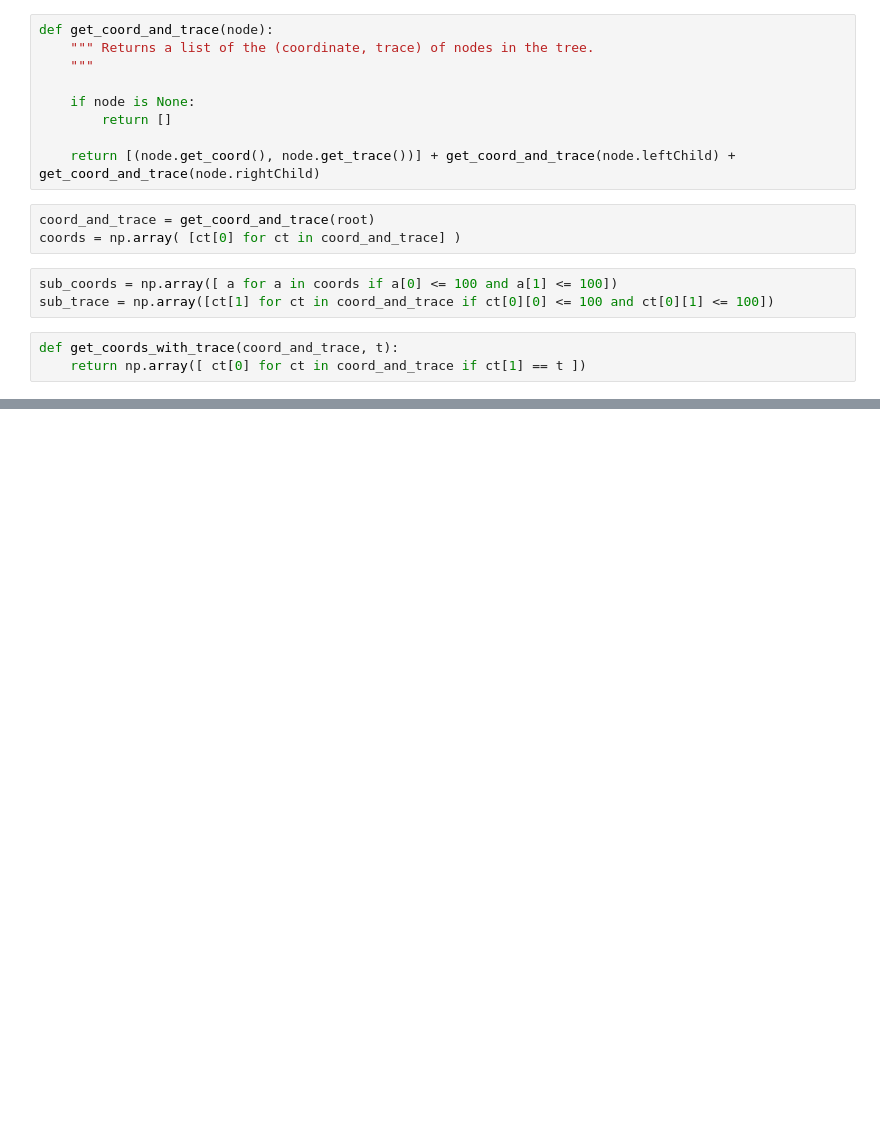
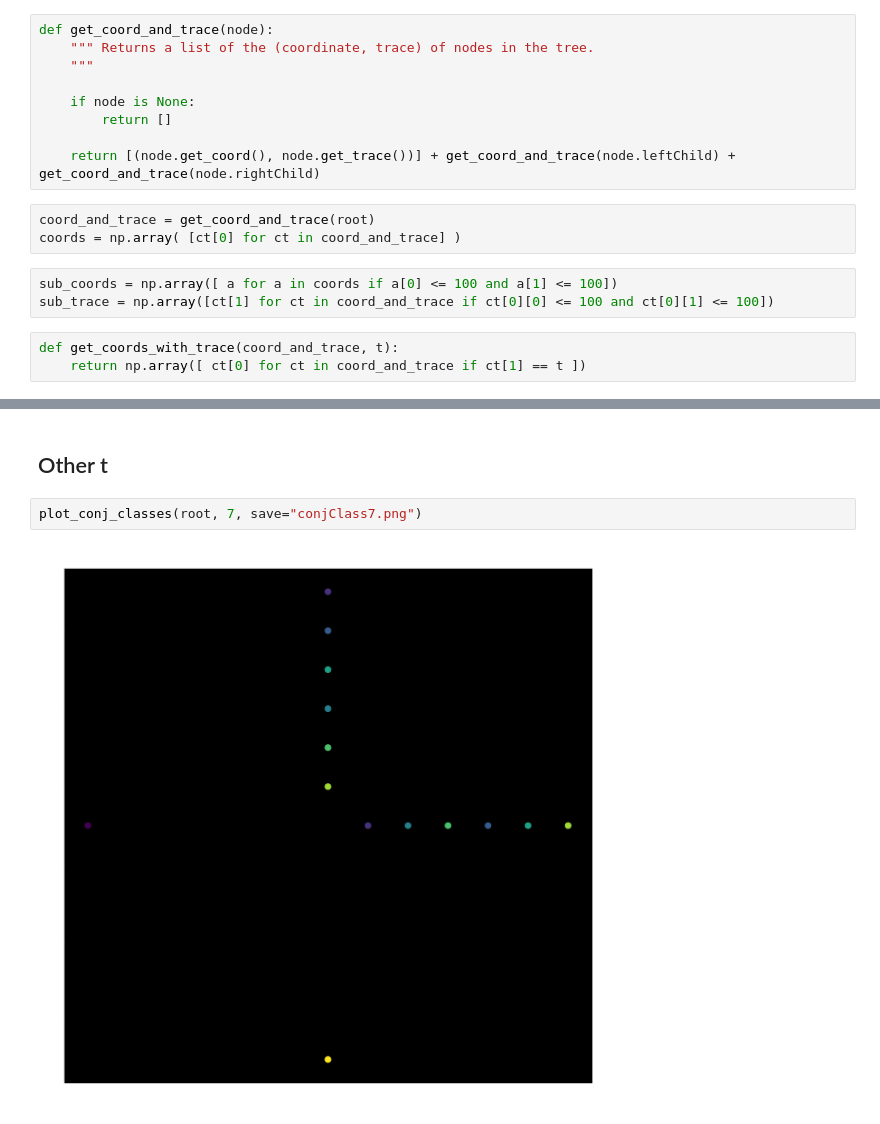
Before and after one commit to tcosmo/groupeModulaire, a Jupyter notebook: Visu.ipynb, the cells around one changed output, grey strips where cells are left out. Cells and saved outputs as stored; diff of their text form; blank space fills up the shorter version.

```diff
--- a/Visu.ipynb
+++ b/Visu.ipynb
@@ -152,0 +254,6 @@ plt.show()
+# %% [markdown]
+## Other t
+# %%
+plot_conj_classes(root, 7, save="conjClass7.png")
+# %% [output]
+[figure, added]
```
Also changed, not shown: parts of 29 cells of this notebook, 21 other files.
